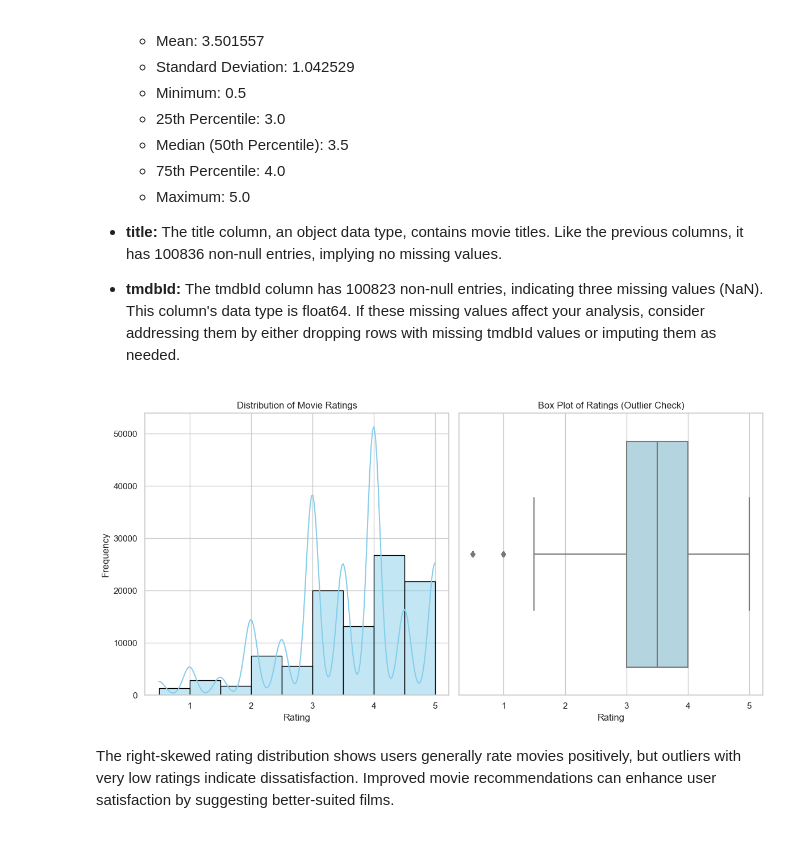
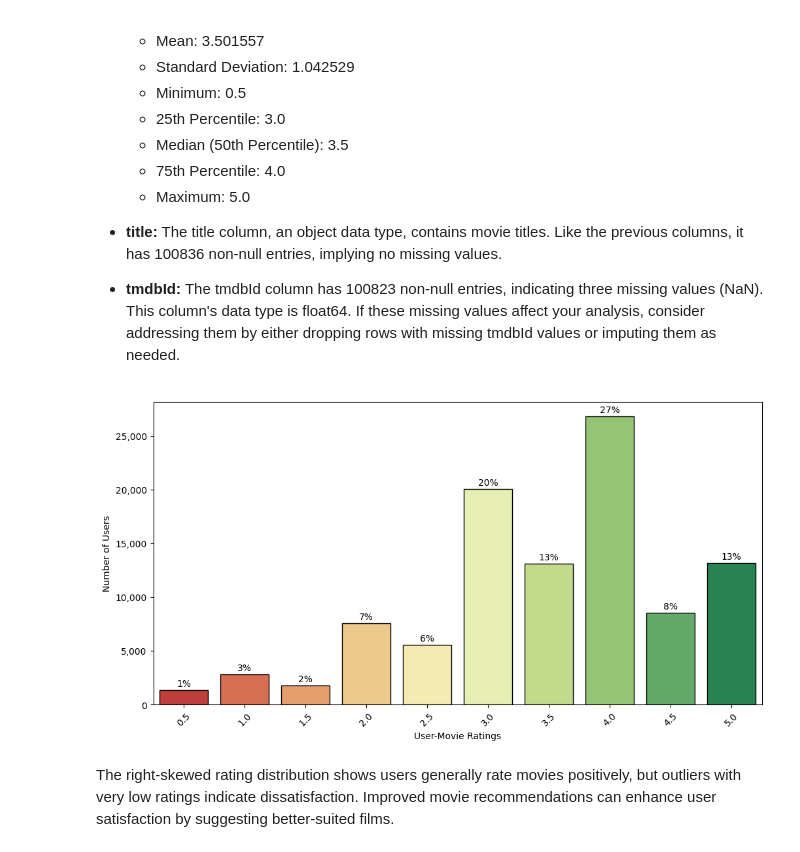
Before and after one commit to u-mar/Recommender, a Jupyter notebook: Untitled545.ipynb, the cells around one changed output. Drawn from its saved outputs; the diff is of its cells as text; code cells hidden in the pictures.

```diff
--- a/Untitled545.ipynb
+++ b/Untitled545.ipynb
@@ -148,30 +153,37 @@ df1.describe()
 - **title:** The title column, an object data type, contains movie titles. Like the previous columns, it has 100836 non-null entries, implying no missing values.
 
 - **tmdbId:** The tmdbId column has 100823 non-null entries, indicating three missing values (NaN). This column's data type is float64. If these missing values affect your analysis, consider addressing them by either dropping rows with missing tmdbId values or imputing them as needed.
-# %%
-# Set style for the plot
-sns.set(style="whitegrid")
-
-# Create a figure with two subplots
-fig, (ax1, ax2) = plt.subplots(1, 2, figsize=(12, 6))  # Adjust the figure size and number of subplots
-
-# Plot 1: Histogram
-sns.histplot(data=df1, x='rating', bins=9, color='skyblue', edgecolor='black', kde=True, ax=ax1)
-ax1.set_title('Distribution of Movie Ratings')
-ax1.set_xlabel('Rating')
-ax1.set_ylabel('Frequency')
-
-# Plot 2: Box Plot (To check for outliers)
-sns.boxplot(data=df1, x='rating', ax=ax2, color='lightblue')
-ax2.set_title('Box Plot of Ratings (Outlier Check)')
-ax2.set_xlabel('Rating')
-
-# Adjust spacing between subplots
-plt.tight_layout()
-
-# Show the plots
-plt.show()
-# %% [output]
-[figure, removed]
+# %%
+# Calculate the rating distribution
+movieRatingDistGroup = df1['rating'].value_counts().sort_index().reset_index()
+
+# Create Matplotlib Figure
+fig, ax = plt.subplots(figsize=(12, 6))
+
+# Main Figure: Seaborn Barplot
+sns.barplot(data=movieRatingDistGroup, x='index', y='rating',
+            palette='RdYlGn', edgecolor="black", ax=ax)
+
+# Set X-axis and Y-axis labels
+ax.set_xlabel("User-Movie Ratings")
+ax.set_ylabel('Number of Users')
+ax.xaxis.set_tick_params(rotation=45)
+
+# Thousand separator on Y-axis labels
+ax.set_yticklabels(['{:,}'.format(int(x)) for x in ax.get_yticks().tolist()])
+
+# Add percentage text on top of each bar
+total = float(movieRatingDistGroup['rating'].sum())
+for p in ax.patches:
+    height = p.get_height()
+    ax.text(p.get_x() + p.get_width() / 2.,
+            height + 350,
+            '{0:.0%}'.format(height / total),
+            ha="center")
+
+# Display the plot
+plt.show()
+# %% [output]
+[figure, added]
 # %% [markdown]
 The right-skewed rating distribution shows users generally rate movies positively, but outliers with very low ratings indicate dissatisfaction. Improved movie recommendations can enhance user satisfaction by suggesting better-suited films.
```
Also changed, not shown: parts of 28 cells of this notebook.
